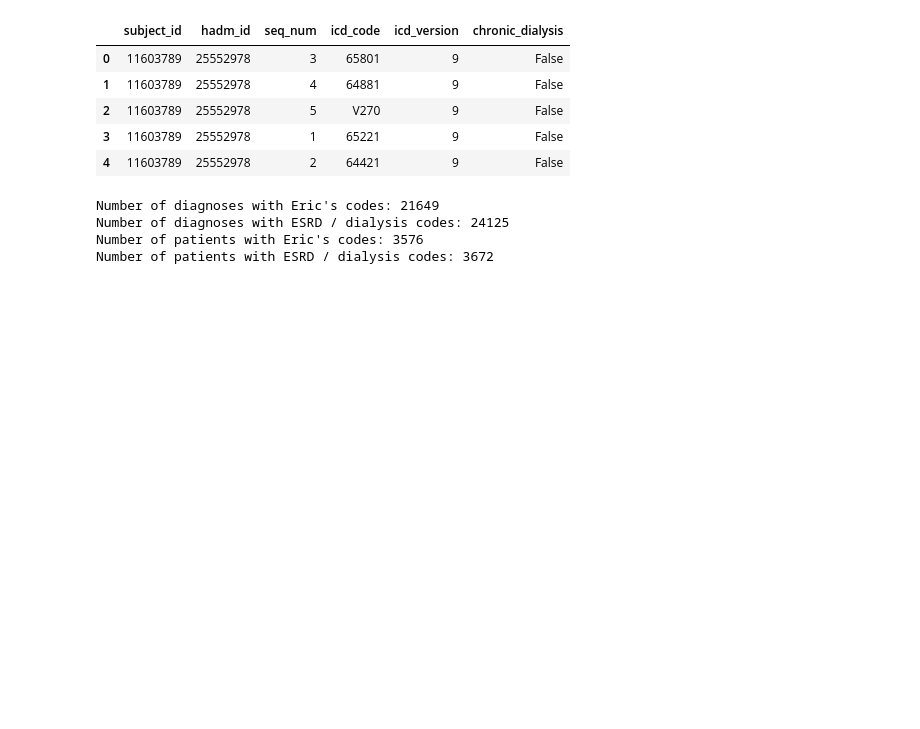
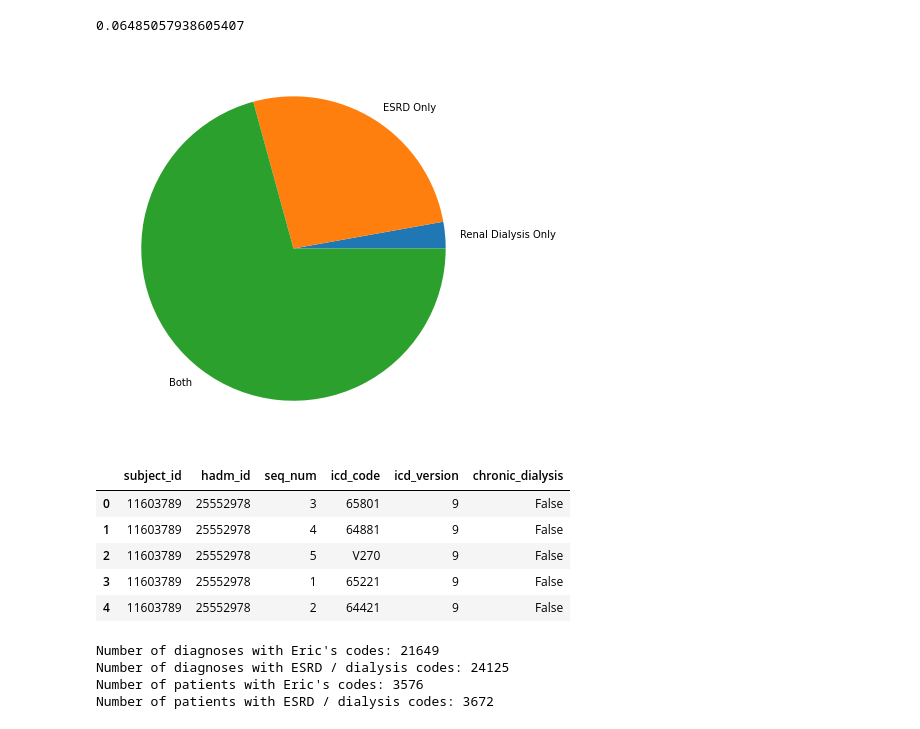
Before and after one commit to RayRuizhiLiao/ml4h_chf_readmissions, a Jupyter notebook: phase1_teamA/extract_icd_jeremy.ipynb, the cells around one changed output. Cells and saved outputs as stored; diff of their text form; code cells hidden in the pictures; blank space fills up the shorter version.

```diff
--- a/phase1_teamA/extract_icd_jeremy.ipynb
+++ b/phase1_teamA/extract_icd_jeremy.ipynb
@@ -37,3 +61,40 @@ d_icd_diagnoses[:10]
+# %%
+# Decided to use Eric's codes only based on feedback, Compare rates of ESRD vs dialysis vs both
+from matplotlib import pyplot as plt
+import numpy as np
+
+esrd_codes = ["N186", "5856"]
+renal_dialysis_codes = ["V4511", "Z992"]
+
+chf_patients = chf_diags["subject_id"].unique()
+
+esrd_diags = diagnoses_icd_full[diagnoses_icd_full["icd_code"].str.strip().isin(esrd_codes)]
+num_esrd_patients = np.intersect1d(esrd_diags["subject_id"].unique(), chf_patients).shape[0]
+
+renal_dialysis_diags = diagnoses_icd_full[diagnoses_icd_full["icd_code"].str.strip().isin(renal_dialysis_codes)]
+num_renal_dialysis_patients = np.intersect1d(renal_dialysis_diags["subject_id"].unique(), chf_patients).shape[0]
+
+num_both = np.intersect1d(np.intersect1d(renal_dialysis_diags["subject_id"].unique(), chf_patients), esrd_diags["subject_id"].unique()).shape[0]
+num_renal_dialysis_only = num_renal_dialysis_patients - num_both
+num_esrd_only = num_esrd_patients - num_both
+
+(num_esrd_patients + num_renal_dialysis_only)
+total_chf_patients = chf_patients.shape[0]
+
+# Creating dataset
+labels = ["Renal Dialysis Only", "ESRD Only", "Both"]
+
+data = [num_renal_dialysis_only, num_esrd_only, num_both]
+
+# Creating plot
+fig = plt.figure(figsize =(10, 7))
+plt.pie(data, labels = labels)
+
+# show plot
+plt.show()
+# %% [output]
+0.06485057938605407
+[figure, added]
 # %%
 # Filter patients with Dialysis
 dialysis_codes = ["Z992", "N186", "5856", "V4511"]
```
Also changed, not shown: parts of 5 cells of this notebook, 3 other files.
